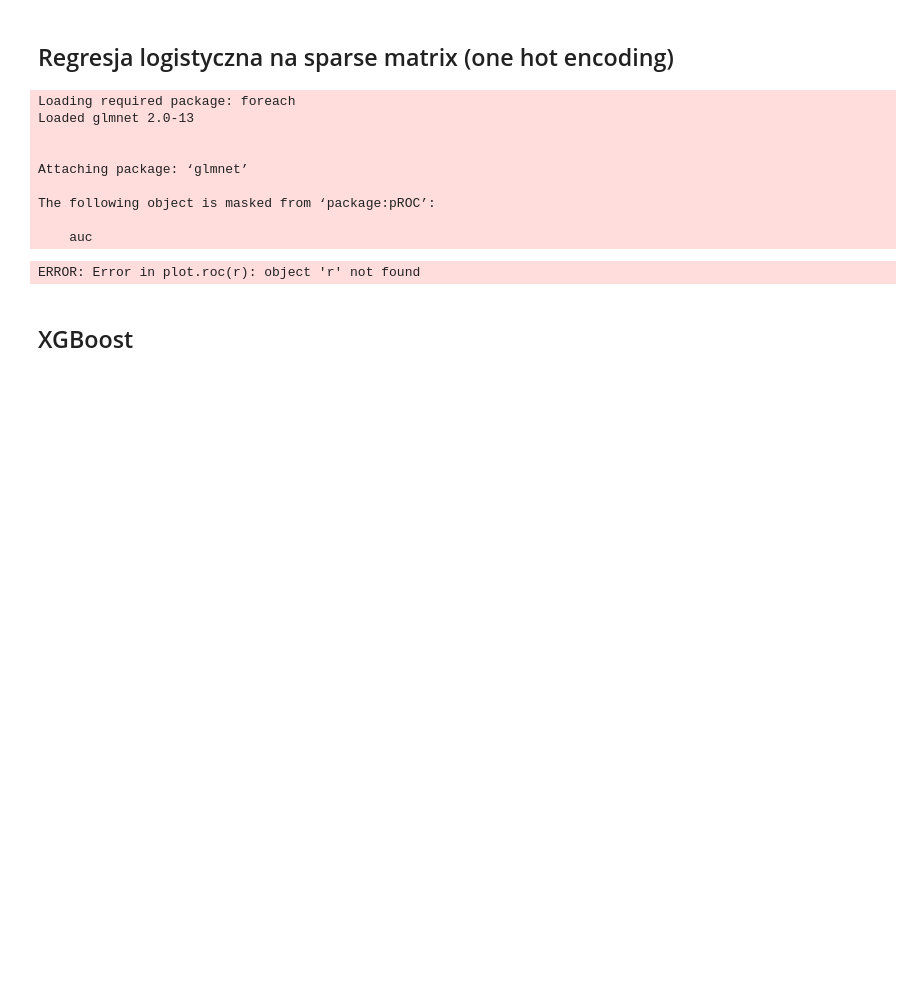
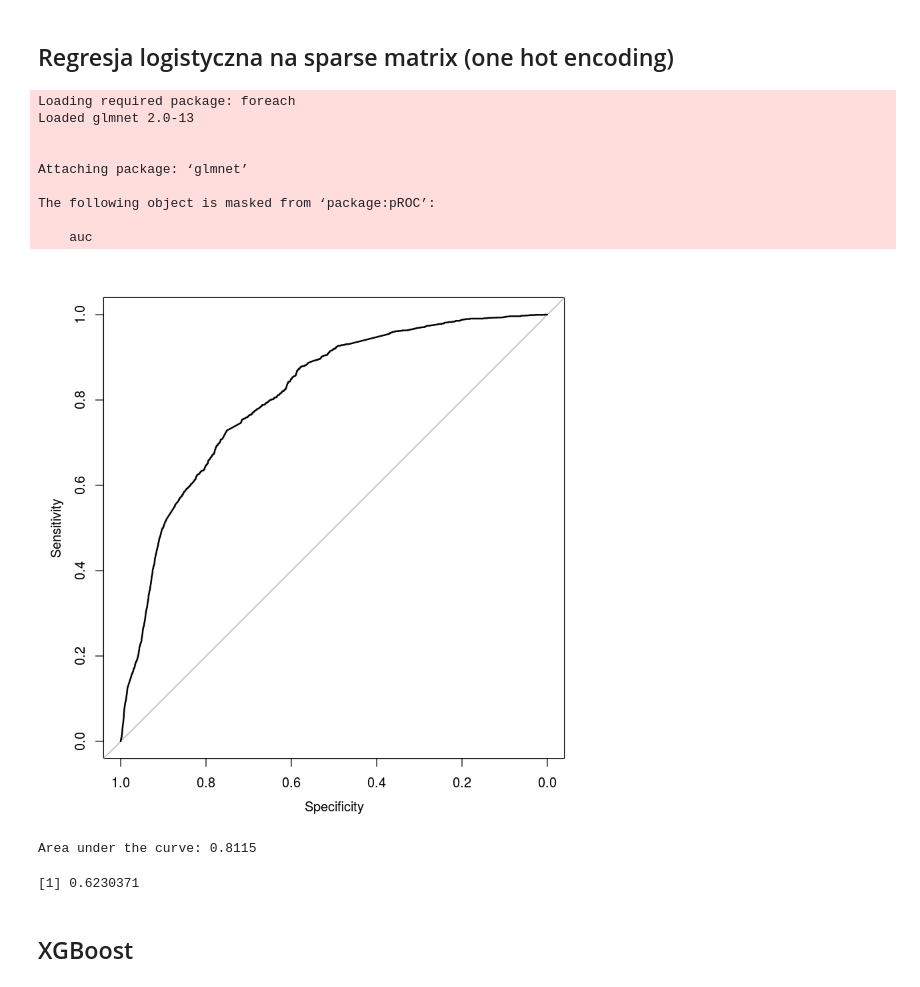
Before and after one commit to Noctiphobia/ABH-Classification, a Jupyter notebook: preproc_notebook.ipynb, the cells around one changed output. Cells and saved outputs as stored; diff of their text form; code cells hidden in the pictures; blank space fills up the shorter version.

```diff
--- a/preproc_notebook.ipynb
+++ b/preproc_notebook.ipynb
@@ -718,14 +718,18 @@ pred = as.numeric(pred)
 # %%
 rlog = roc(testy_g,pred)
 # %%
-plot.roc(r)
+plot.roc(rlog)
 # %% [output]
-ERROR: Error in plot.roc(r): object 'r' not found
+[figure, added]
 # %%
-pROC::auc(r)
+pROC::auc(rlog)
+# %% [output]
+Area under the curve: 0.8115
 # %%
 #wedle miary zadanej przez McKinsey'a:
-2*pROC::auc(r) - 1
+2*pROC::auc(rlog) - 1
+# %% [output]
+[1] 0.6230371
 # %% [markdown]
 ## XGBoost
 # %%
```
Also changed, not shown: parts of 20 cells of this notebook.
